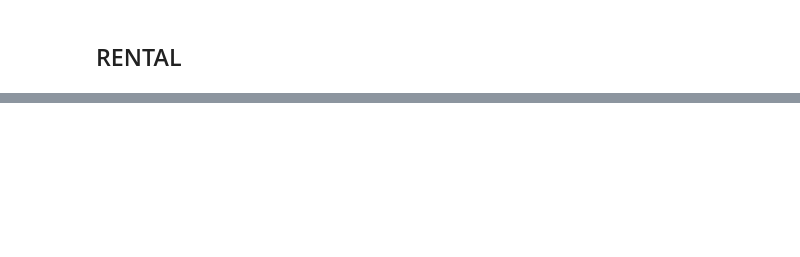
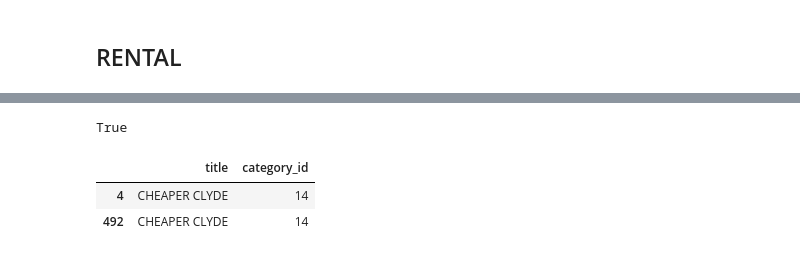
Before and after one commit to Arturo-Rodriguez-Moreno/3_proyecto_sql, a Jupyter notebook: notebook/explore_clean_data.ipynb, the cells around one changed output, grey strips where cells are left out. Saved outputs shown, nothing was run; the diff lists cells and outputs as text; code cells hidden in the pictures; blank space fills up the shorter version.

```diff
--- a/notebook/explore_clean_data.ipynb
+++ b/notebook/explore_clean_data.ipynb
@@ -118,0 +229,10 @@ df_rental.head()
+# %%
+len(df_old_HDD.drop_duplicates())==len(df_old_HDD)  # no hay duplicados
+# %% [output]
+True
+# %%
+df_old_HDD[['title', 'category_id']][df_old_HDD.title == 'CHEAPER CLYDE']
+# %% [output]
+|  | title | category_id |
+| 4 | CHEAPER CLYDE | 14 |
+| 492 | CHEAPER CLYDE | 14 |
```
Also changed, not shown: parts of 22 cells of this notebook.
